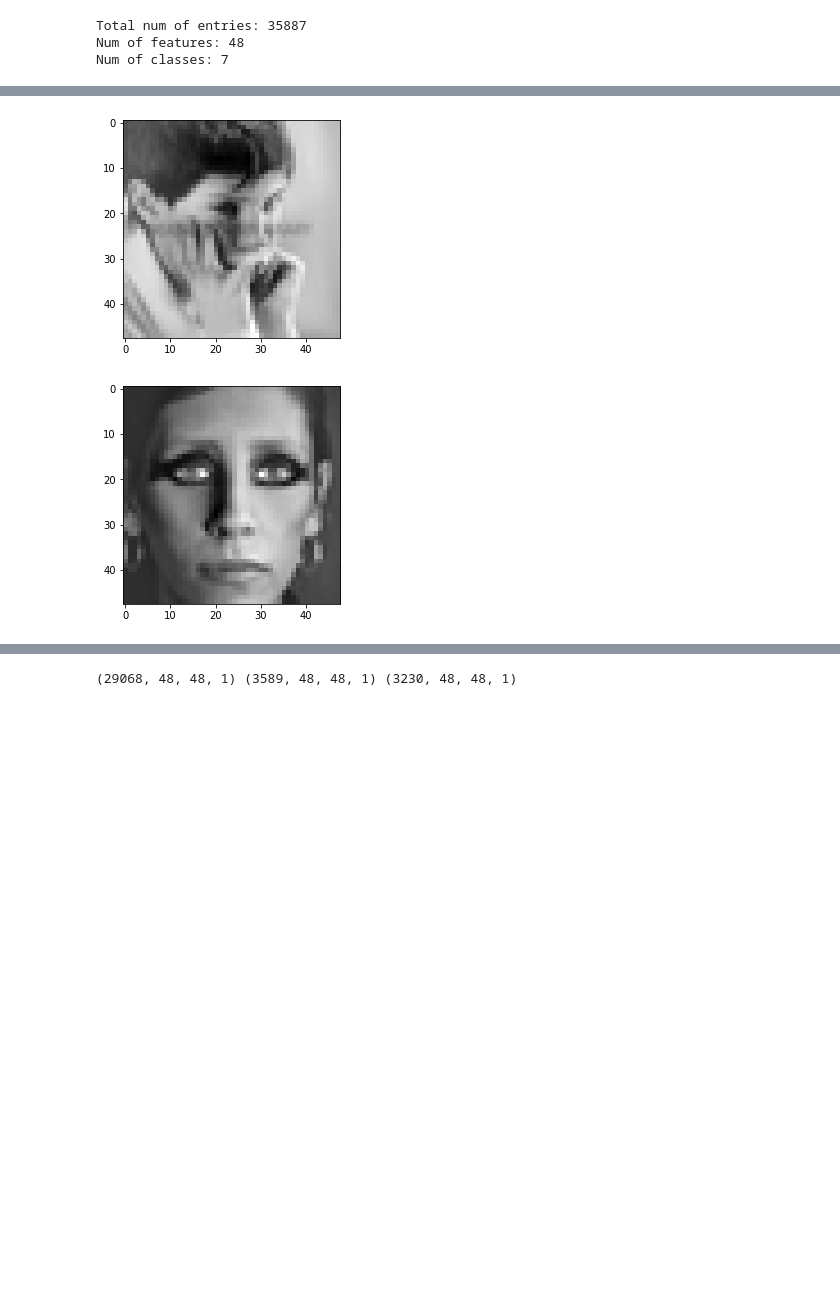
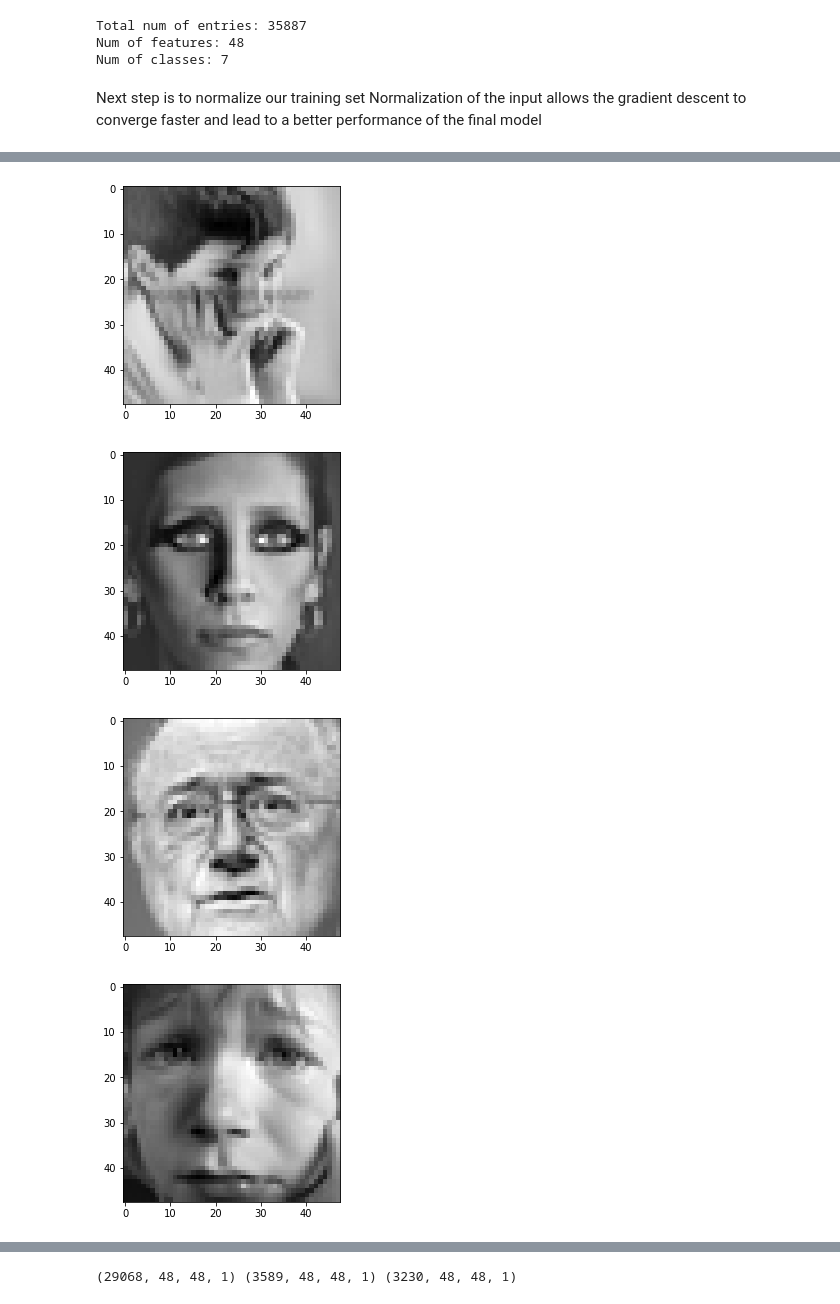
Before and after one commit to nwb2025/computer_vision_homew, a Jupyter notebook: Facial_Emotion_Rec.ipynb, the cells around one changed output, grey strips where cells are left out. Drawn from its saved outputs; the diff is of its cells as text; code cells hidden in the pictures; blank space fills up the shorter version.

```diff
--- a/Facial_Emotion_Rec.ipynb
+++ b/Facial_Emotion_Rec.ipynb
@@ -65,5 +71,8 @@ print("Num of classes: {}".format( str(len(Y[0]))))
 Total num of entries: 35887
 Num of features: 48
 Num of classes: 7
+# %% [markdown]
+Next step is to normalize our training set
+Normalization of the input allows the gradient descent to converge faster and lead to  a better performance of the final model
 # %%
 # Normalazing the data set
@@ -72,12 +81,14 @@ X /= np.std(X, axis=0)
 # %%
 # Plotting 5 examples of the data set
-for i in range(5):
+for i in range(10):
     plt.figure(i)
     plt.imshow(X[i].reshape((48, 48)), interpolation='none', cmap='gray')
 plt.show()
 # %% [output]
 [figure]
 [figure]
 [figure]
 [figure]
 [figure]
+[figure, added]
+[figure, added]
```
Also changed, not shown: parts of 31 cells of this notebook.
